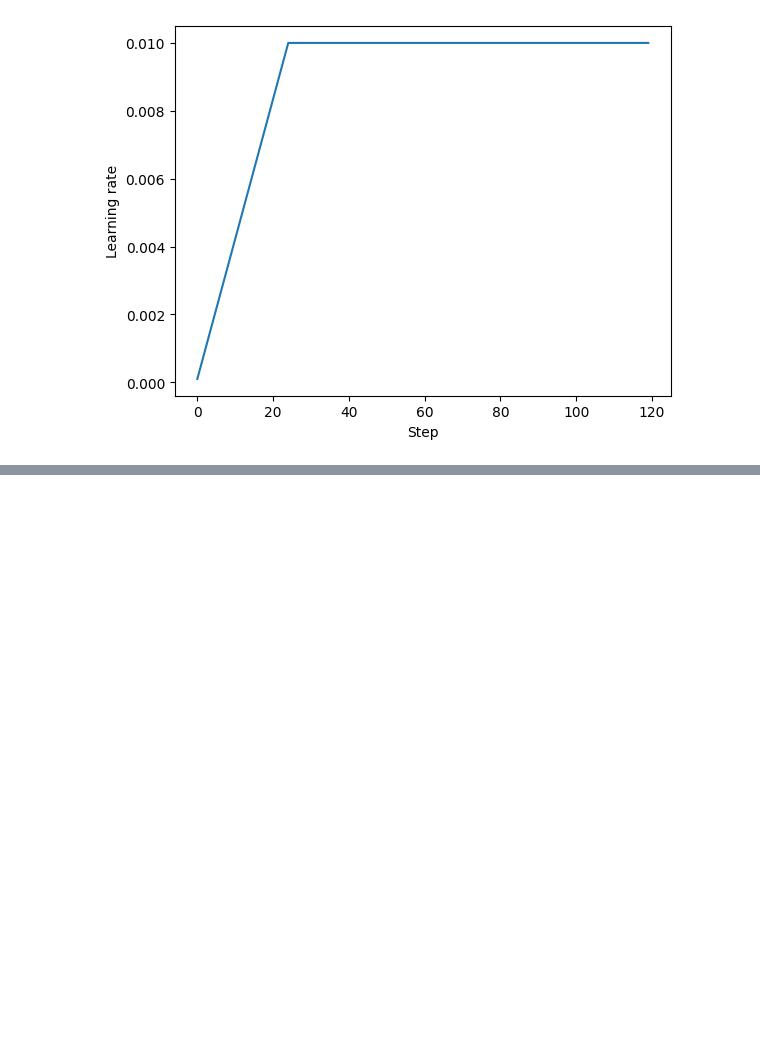
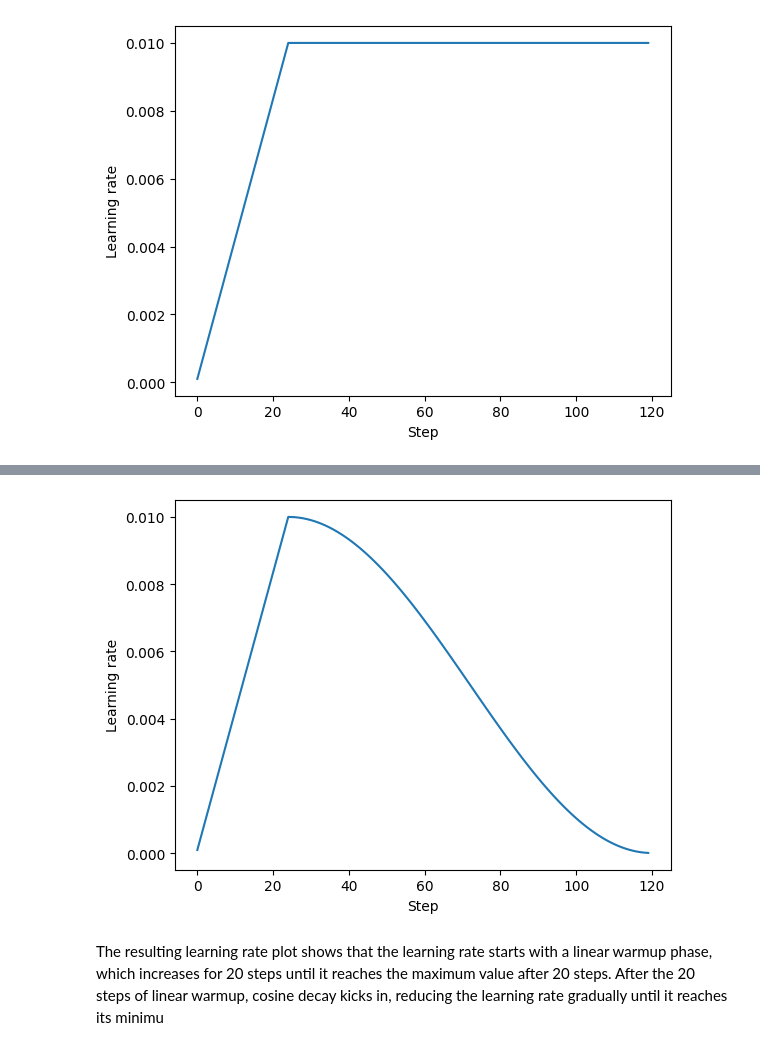
Before and after one commit to amh1k/llm-from-scratch, a Jupyter notebook: pretraining2.ipynb, the cells around one changed output, grey strips where cells are left out. Cells and saved outputs as stored; diff of their text form; code cells hidden in the pictures; blank space fills up the shorter version.

Commit message:
add cosine decay

```diff
--- a/pretraining2.ipynb
+++ b/pretraining2.ipynb
@@ -110,0 +123,30 @@ plt.show()
+# %%
+import math
+min_lr= 0.1 * initial_lr
+track_lrs=[]
+lr_increment= (peak_lr- initial_lr) / warmup_steps
+global_step=-1
+for epoch in range(num_epochs):
+    for input_batch, target_batch in train_loader:
+        optimizer.zero_grad()
+        global_step += 1
+        if global_step < warmup_steps:
+            lr = initial_lr + global_step * lr_increment
+        else:
+            percent= ((global_step - warmup_steps) / (total_steps- warmup_steps))
+            lr = min_lr + (peak_lr - min_lr) * 0.5 * (1 + math.cos(math.pi * percent))
+        for param_group in optimizer.param_groups:
+            param_group["lr"] = lr
+        track_lrs.append(optimizer.param_groups[0]["lr"])
+# %%
+plt.ylabel("Learning rate")
+plt.xlabel("Step")
+plt.plot(range(total_training_steps), track_lrs)
+plt.show()
+# %% [output]
+[figure, added]
+# %% [markdown]
+The resulting learning rate plot shows that the learning rate starts with a linear warmup
+phase, which increases for 20 steps until it reaches the maximum value after 20 steps.
+After the 20 steps of linear warmup, cosine decay kicks in, reducing the learning rate
+gradually until it reaches its minimu
```
Also changed, not shown: parts of 2 cells of this notebook.
